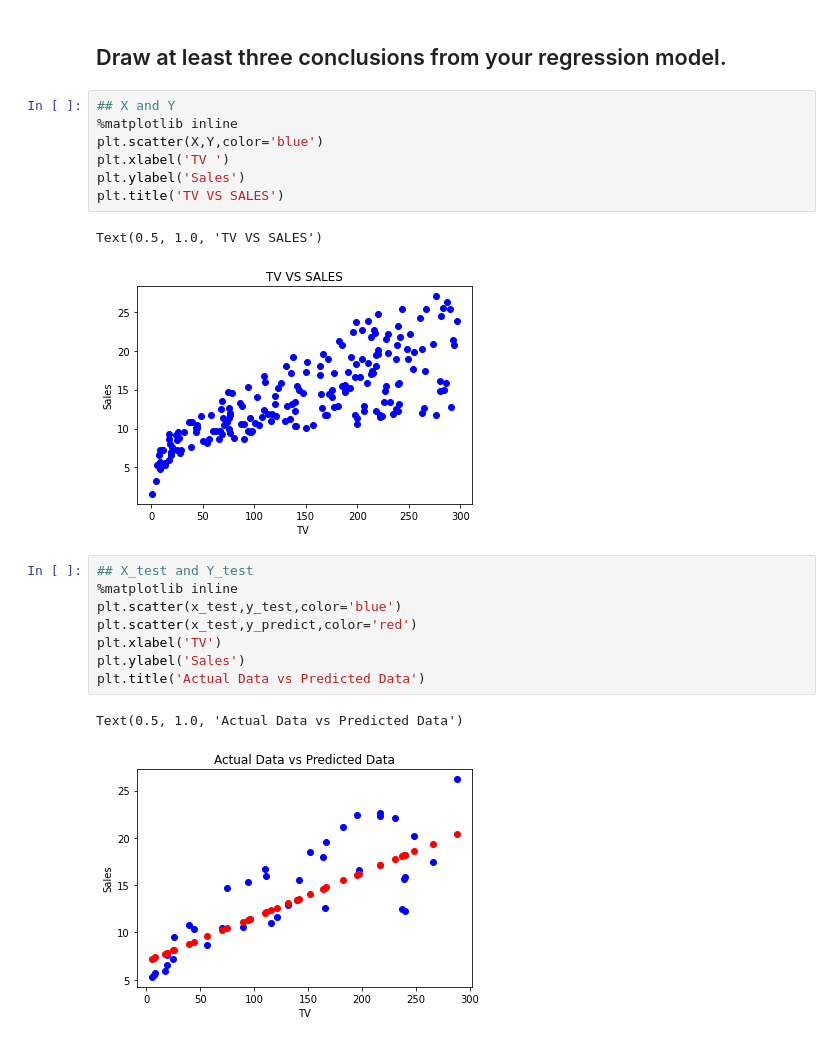
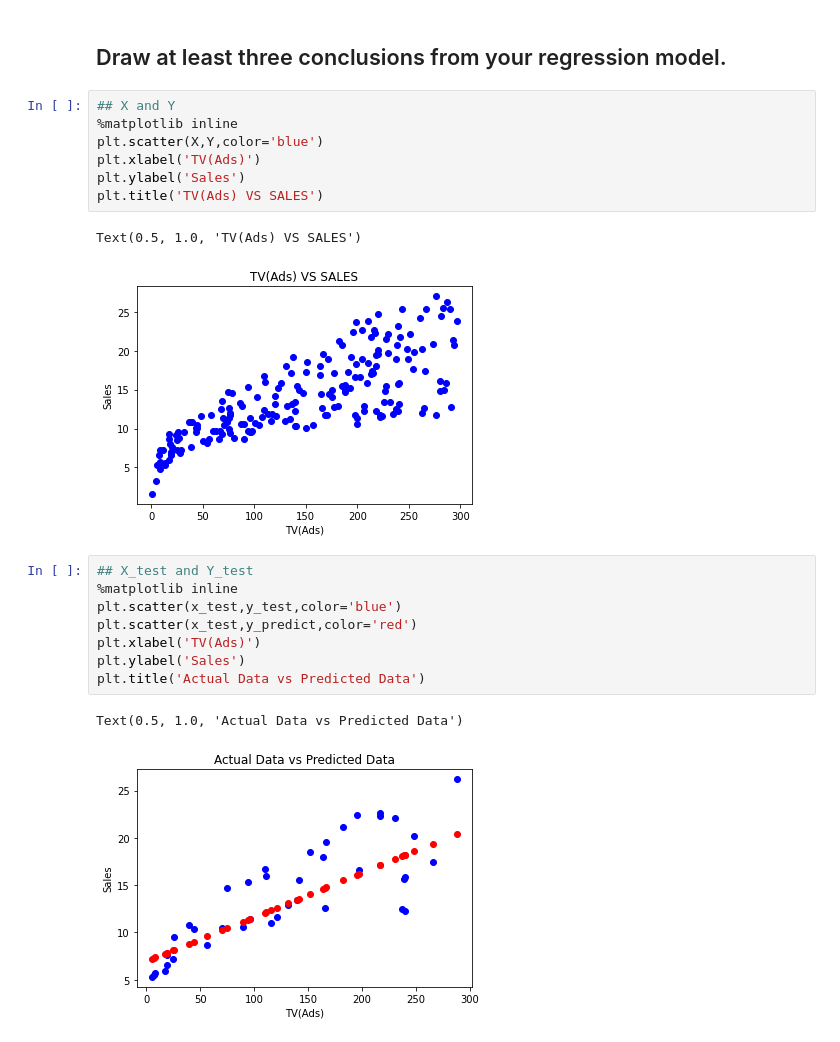
Before and after one commit to issasalman/linear-regression, a Jupyter notebook: regression.ipynb, the cells around one changed output. Drawn from its saved outputs; the diff is of its cells as text.

```diff
--- a/regression.ipynb
+++ b/regression.ipynb
@@ -169,24 +169,24 @@ test_accuracy
 # %%
 ## X and Y
 %matplotlib inline
 plt.scatter(X,Y,color='blue')
-plt.xlabel('TV ')
+plt.xlabel('TV(Ads)')
 plt.ylabel('Sales')
-plt.title('TV VS SALES')
+plt.title('TV(Ads) VS SALES')
 # %% [output]
-Text(0.5, 1.0, 'TV VS SALES')
+Text(0.5, 1.0, 'TV(Ads) VS SALES')
-[figure, old version]
+[figure, new version]
 # %%
 ## X_test and Y_test
 %matplotlib inline
 plt.scatter(x_test,y_test,color='blue')
 plt.scatter(x_test,y_predict,color='red')
-plt.xlabel('TV')
+plt.xlabel('TV(Ads)')
 plt.ylabel('Sales')
 plt.title('Actual Data vs Predicted Data')
 # %% [output]
 Text(0.5, 1.0, 'Actual Data vs Predicted Data')
-[figure, old version]
+[figure, new version]
 # %%
 ## X_test and Y_predict
 %matplotlib inline
```
Also changed, not shown: parts of 1 cell of this notebook.
